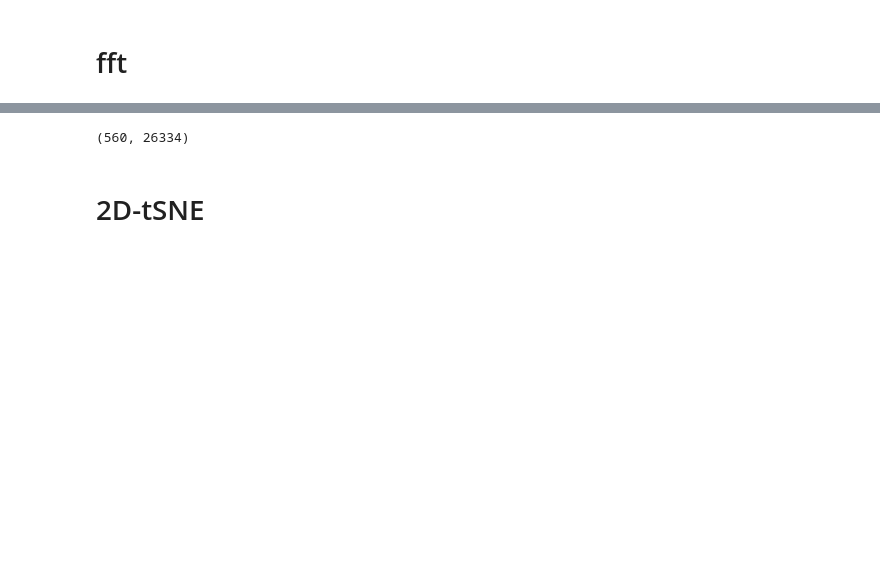
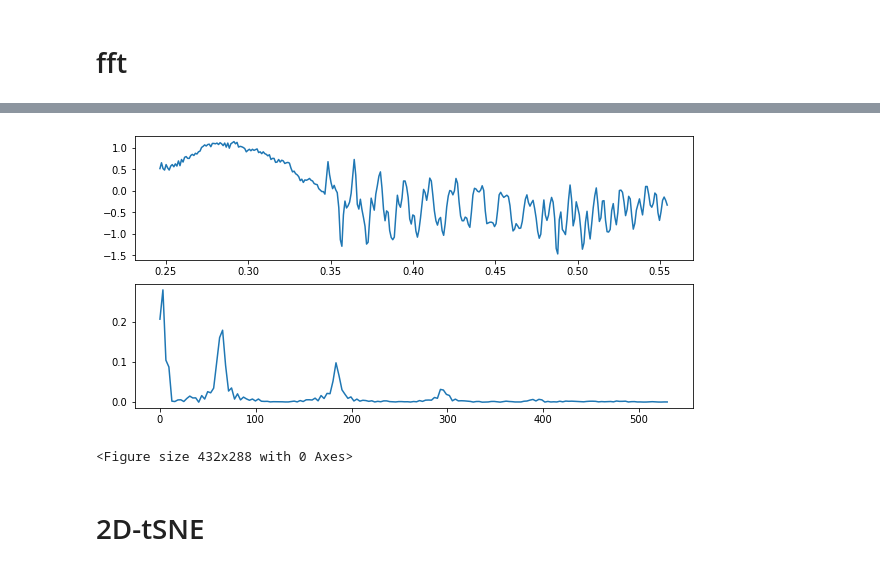
Before and after one commit to cobermai/lhc_anomaly_detection, a Jupyter notebook: notebooks/RB_FPA_analysis_prim_quench.ipynb, the cells around one changed output, grey strips where cells are left out. Drawn from its saved outputs; the diff is of its cells as text; code cells hidden in the pictures; blank space fills up the shorter version.

```diff
--- a/notebooks/RB_FPA_analysis_prim_quench.ipynb
+++ b/notebooks/RB_FPA_analysis_prim_quench.ipynb
@@ -319,3 +491,12 @@ ValueError: x and y must have same first dimension, but have shapes (77,) and (1
+# %%
+fig, ax = plt.subplots(2,1, figsize=(10,5))
+ax[0].plot(dataset[{'event': 0}].time.values, x_time[0])
+ax[1].plot(frequency, x_fft[0])
+plt.show()
+plt.tight_layout()
+# %% [output]
+[figure, added]
+<Figure size 432x288 with 0 Axes>
 # %%
 dataset_fft = xr.apply_ufunc(get_fft_amplitude,
                              dataset_scaled.data,
@@ -323,10 +504,6 @@ dataset_fft = xr.apply_ufunc(get_fft_amplitude,
                              output_core_dims=[['frequency']],
                              exclude_dims=set(("time",)),
                              vectorize=True)
-# %%
-np.shape(dataset_fft.values.reshape(len(dataset_fft.event),-1))
-# %% [output]
-(560, 26334)
 # %% [markdown]
 # 2D-tSNE
 # %% [markdown]
```
Also changed, not shown: parts of 35 cells of this notebook, 9 other files.
